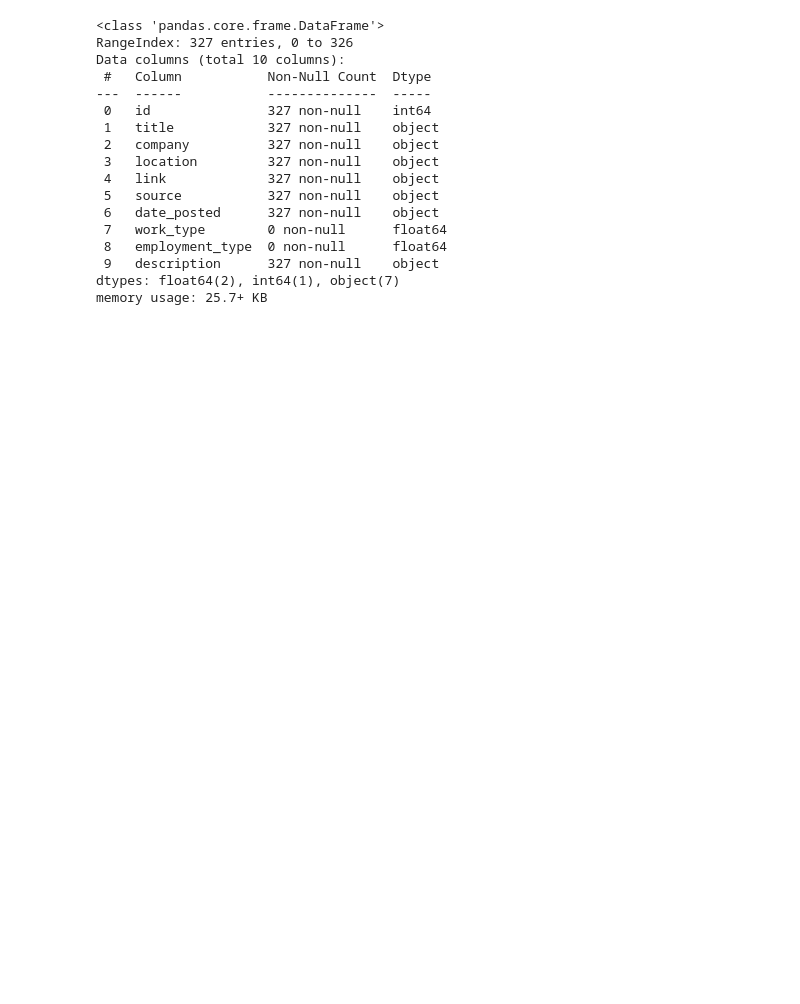
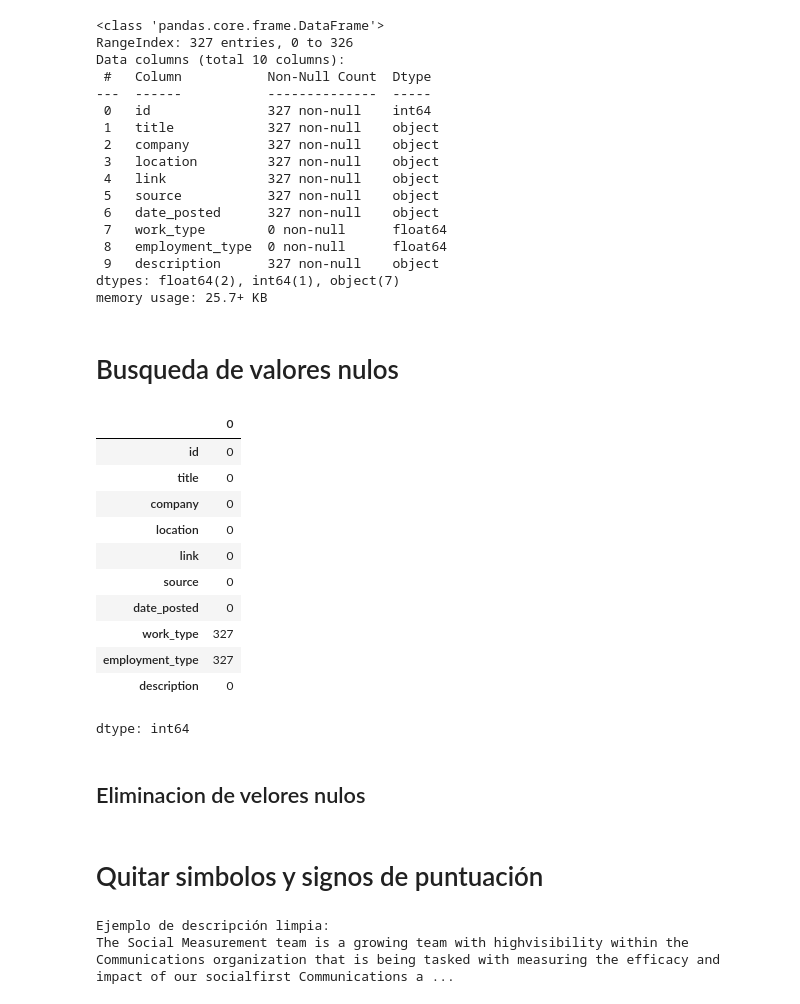
Before and after one commit to nueveonce/Etapa3DS, a Jupyter notebook: Etapa3.ipynb, the cells around one changed output. Cells and saved outputs as stored; diff of their text form; code cells hidden in the pictures; blank space fills up the shorter version.

```diff
--- a/Etapa3.ipynb
+++ b/Etapa3.ipynb
@@ -60,3 +68,22 @@ Data columns (total 10 columns):
  9   description      327 non-null    object
 dtypes: float64(2), int64(1), object(7)
 memory usage: 25.7+ KB
+# %% [markdown]
+# Busqueda de valores nulos
+# %%
+df.isnull().sum()
+# %% [output]
+|  | 0 |
+| id | 0 |
+| title | 0 |
+| company | 0 |
+| location | 0 |
+| link | 0 |
+| source | 0 |
+| date_posted | 0 |
+| work_type | 327 |
+| employment_type | 327 |
+| description | 0 |
+dtype: int64
+# %% [markdown]
+## Eliminacion de velores nulos
@@ -62,0 +93,29 @@ memory usage: 25.7+ KB
+# %% [markdown]
+# Quitar simbolos y signos de puntuación
+# %%
+
+
+def limpiar_texto(texto):
+    # Convertir a minúsculas (se hará después, pero puede hacerse aquí también)
+    # texto = texto.lower()
+    # Quitar URLs
+    texto = re.sub(r'http\S+|www\S+|https\S+', '', texto, flags=re.MULTILINE)
+    # Quitar emails
+    texto = re.sub(r'\S*@\S*\s?', '', texto)
+    # Quitar saltos de línea y caracteres especiales (manteniendo espacios)
+    texto = re.sub(r'\s+', ' ', texto) # Reemplazar múltiples espacios con uno solo
+    texto = re.sub(r'(\r\n|\r|\n)', ' ', texto) # Reemplazar saltos de línea con espacio
+    # Quitar caracteres que no sean alfanuméricos (excepto espacios)
+    # texto = re.sub(r'[^\w\s]', '', texto) # Esto quitaría también acentos
+    # Una mejor aproximación es quitar solo la puntuación explícitamente
+    texto = texto.translate(str.maketrans('', '', string.punctuation))
+    # Quitar números si no son relevantes (opcional)
+    # texto = re.sub(r'\d+', '', texto)
+    return texto.strip() # Eliminar espacios al inicio y al final
+
+df['descripcion_limpia'] = df['description'].astype(str).apply(limpiar_texto)
+print("\nEjemplo de descripción limpia:")
+print(df['descripcion_limpia'].iloc[0])
+# %% [output]
+Ejemplo de descripción limpia:
+The Social Measurement team is a growing team with highvisibility within the Communications organization that is being tasked with measuring the efficacy and impact of our socialfirst Communications a ...
```
Also changed, not shown: parts of 8 cells of this notebook.
